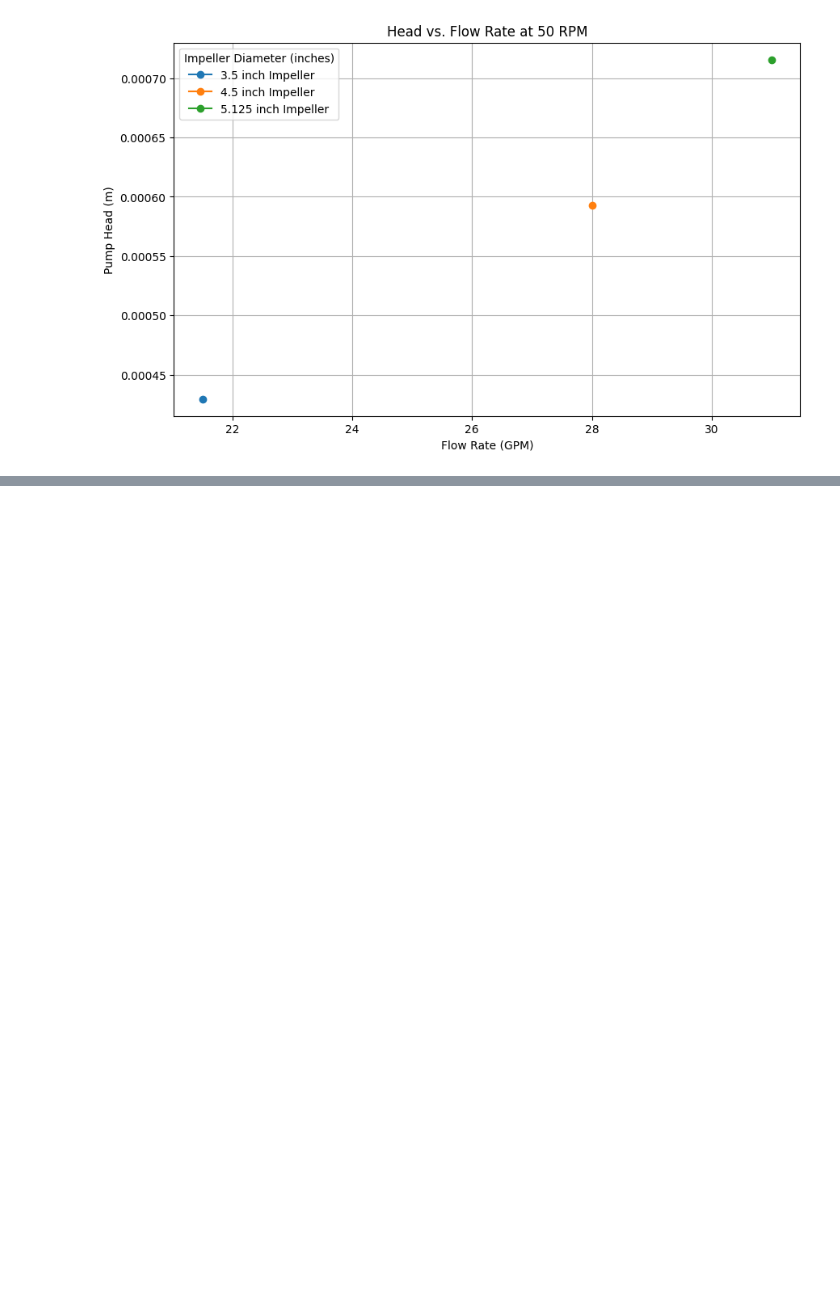
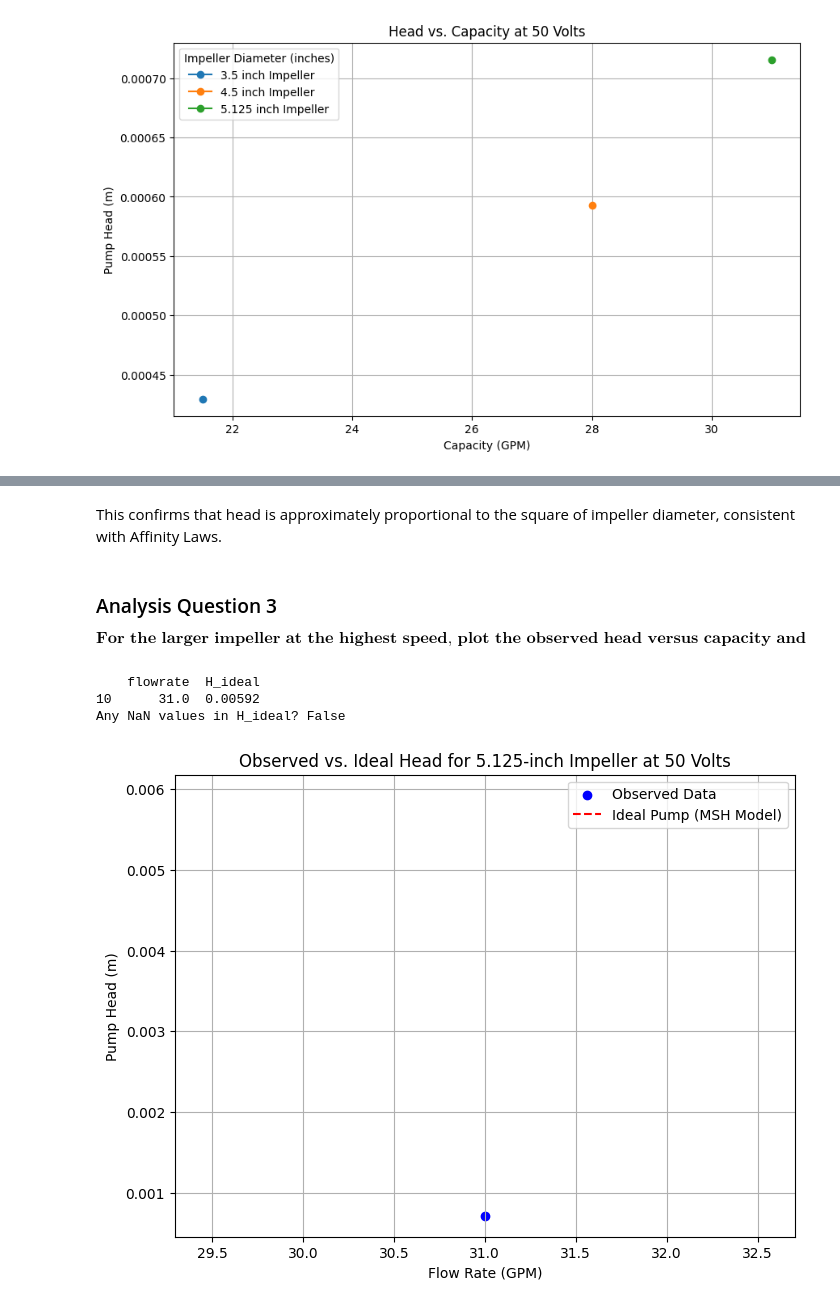
Before and after one commit to ethanmibu/cbe154, a Jupyter notebook: centrifugal-pump/exp-data-analysis.ipynb, the cells around one changed output, grey strips where cells are left out. Drawn from its saved outputs; the diff is of its cells as text; code cells hidden in the pictures; blank space fills up the shorter version.

```diff
--- a/centrifugal-pump/exp-data-analysis.ipynb
+++ b/centrifugal-pump/exp-data-analysis.ipynb
@@ -195,0 +263,50 @@ Data found for motor speed = 50. Proceeding with plot.
+# %% [markdown]
+This confirms that head is approximately proportional to the square of impeller diameter, consistent with Affinity Laws.
+# %% [markdown]
+### Analysis Question 3
+$$ \textbf{For the larger impeller at the highest speed, plot the observed head versus capacity and the relationship predicted by the analysis of the ideal pump.} $$
+# %%
+# Compute pump head in meters
+df["pump_head"] = (df["pump_discharge_pressure"] - df["pump_suction_pressure"]) / (rho * g)
+
+# Select the largest impeller and highest motor speed
+largest_impeller = max(df["impeller_diam"].unique())  # Get max impeller diameter
+max_motor_speed = max(df[df["impeller_diam"] == largest_impeller]["motor_speed"])  # Get max speed
+
+# Filter for largest impeller at highest RPM
+df_filtered = df[(df["impeller_diam"] == largest_impeller) & (df["motor_speed"] == max_motor_speed)]
+
+# Compute Theoretical Head using Ideal Pump Model (MSH Analysis)
+# Theoretical Head: H_ideal = (U^2) / (2g), where U = pi * D * N
+df_filtered["U"] = np.pi * (largest_impeller * 0.0254) * (df_filtered["motor_speed"] / 60)  # Convert inches to meters
+df_filtered["H_ideal"] = (df_filtered["U"] ** 2) / (2 * g)
+
+# Debugging: Print computed H_ideal values
+print(df_filtered[["flowrate", "H_ideal"]])
+
+# Check if there are NaN values
+print("Any NaN values in H_ideal?", df_filtered["H_ideal"].isna().any())
+
+# Plot Observed vs. Theoretical Head
+plt.figure(figsize=(8, 6))
+
+# Observed Data
+plt.scatter(df_filtered["flowrate"], df_filtered["pump_head"], color="blue", label="Observed Data")
+
+# Ideal Pump Model
+plt.plot(df_filtered["flowrate"], df_filtered["H_ideal"], color="red", linestyle="--", label="Ideal Pump (MSH Model)")
+
+# Labels and Formatting
+plt.title(f"Observed vs. Ideal Head for {largest_impeller}-inch Impeller at {max_motor_speed} Volts")
+plt.xlabel("Flow Rate (GPM)")
+plt.ylabel("Pump Head (m)")
+plt.legend()
+plt.grid(True)
+
+# Display the plot
+plt.show()
+# %% [output]
+    flowrate  H_ideal
+10      31.0  0.00592
+Any NaN values in H_ideal? False
+[figure, added]
```
Also changed, not shown: parts of 3 cells of this notebook.
